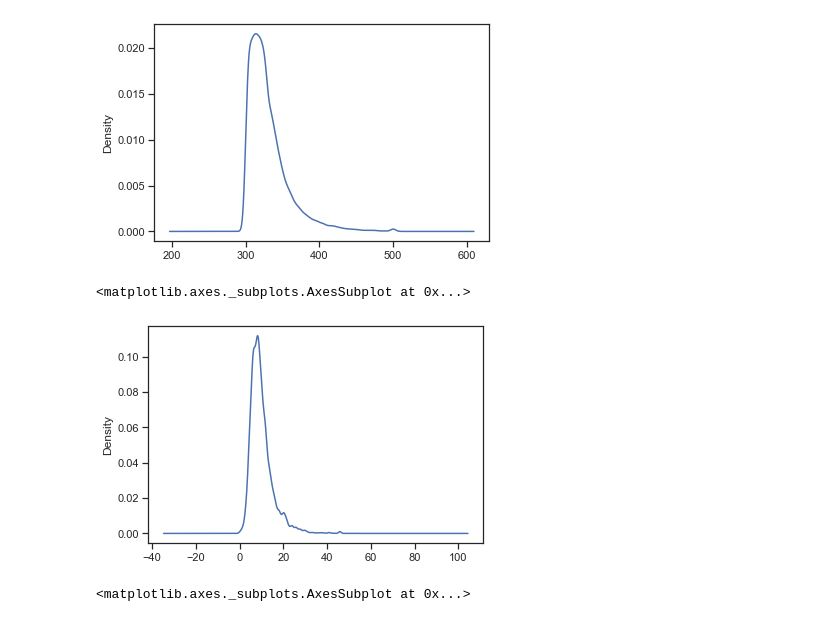
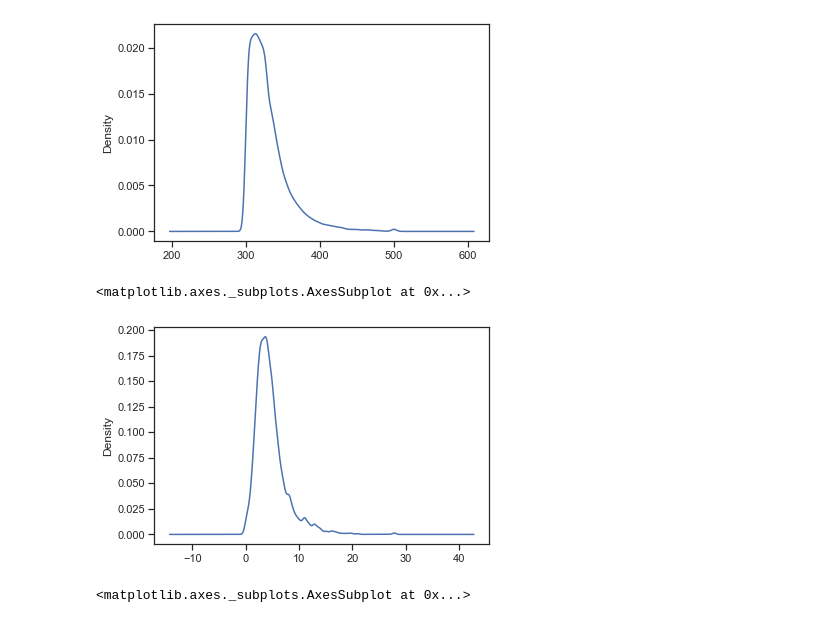
Before and after one commit to NahidGithub/Predicting-Wildfires, a Jupyter notebook: notebooks/Fire Intensity-Statistical Analysis-Production Code.ipynb, the cells around one changed output. Saved outputs shown, nothing was run; the diff lists cells and outputs as text; code cells hidden in the pictures.

```diff
--- a/notebooks/Fire Intensity-Statistical Analysis-Production Code.ipynb
+++ b/notebooks/Fire Intensity-Statistical Analysis-Production Code.ipynb
@@ -288,10 +293,10 @@ emstat_west['brightness'].plot(kind='kde')
 <matplotlib.axes._subplots.AxesSubplot at 0x...>
 [figure]
 # %%
-emstat_west['wind_gust'].plot(kind='kde')
+emstat_west['wind_speed'].plot(kind='kde')
 # %% [output]
 <matplotlib.axes._subplots.AxesSubplot at 0x...>
-[figure, old version]
+[figure, new version]
 # %%
 emstat_west['covertype'].plot(kind='kde')
 # %% [output]
```
Also changed, not shown: parts of 30 cells of this notebook.
